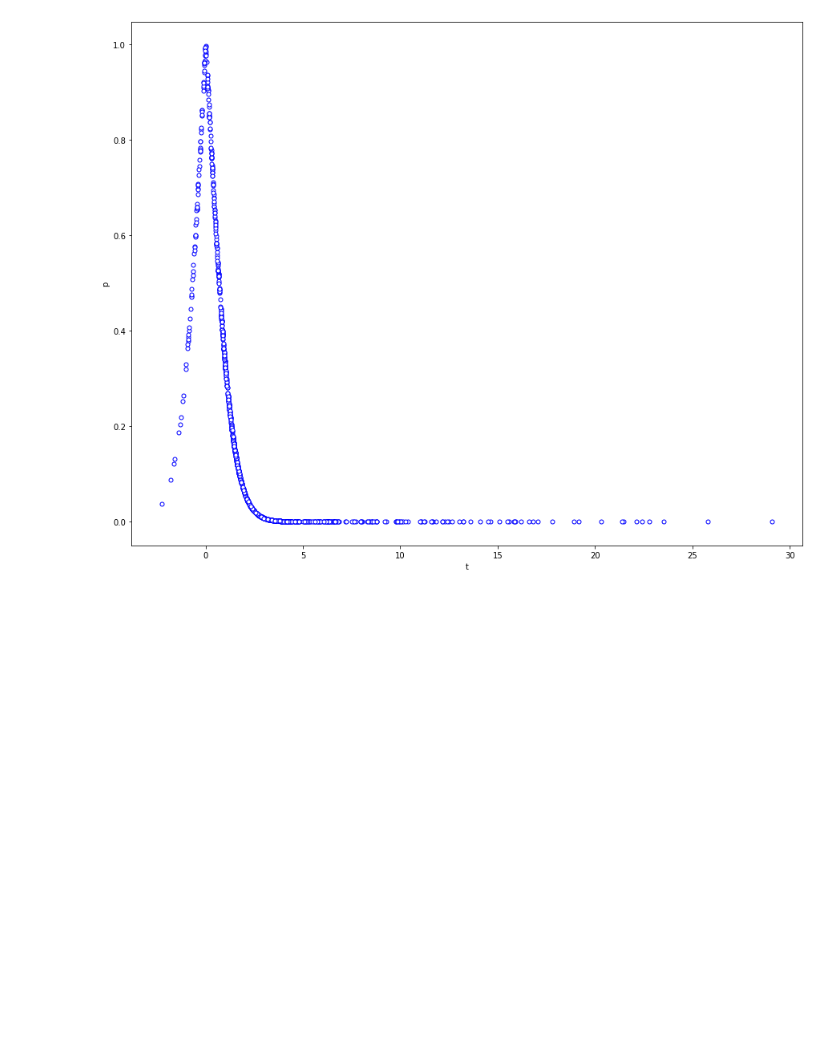
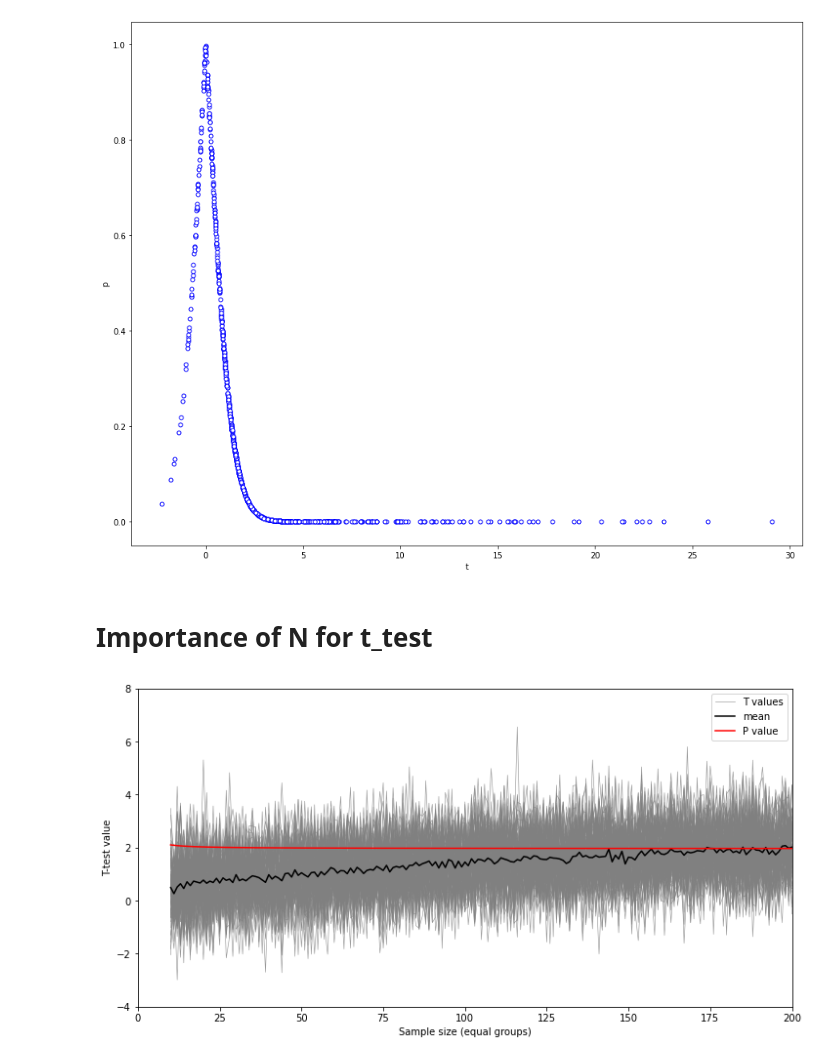
Before and after one commit to aurimas12/unsupervising-learning-task, a Jupyter notebook: notes.ipynb, the cells around one changed output. Cells and saved outputs as stored; diff of their text form; code cells hidden in the pictures; blank space fills up the shorter version.

Commit message:
task: experiment with t-test

```diff
--- a/notes.ipynb
+++ b/notes.ipynb
@@ -440,3 +440,47 @@ plt.show()
 # %% [output]
 [figure]
 [figure]
+# %% [markdown]
+# Importance of N for t_test
+# %%
+# info
+mean1=1
+mean2=1.2
+num_exps=100
+pval_thresh=.05
+N=np.arange(10,201)
+
+# create empty aaray for save p and t values
+tvals = np.zeros((num_exps, len(N)))
+pvals = np.zeros(len(N))
+
+# do experiment and calculate p and t value
+for i in range(num_exps):
+    for j,k in enumerate(N):
+        data1=mean1 + np.random.randn(k)
+        data2=mean2 + np.random.randn(k)
+        tvals[i,j]=stats.ttest_ind(data2,data1,equal_var=True)[0]
+        df=len(data1)+len(data2)-2
+        pvals[j]=stats.t.ppf(1-pval_thresh/2,df)
+
+# plot
+fig,ax=plt.subplots(figsize=(12,6))
+
+ax.plot(N,tvals.T,color='gray',alpha=.8,linewidth=.6,label='T values')
+ax.plot(N,tvals.mean(axis=0),color='black',label='mean')
+ax.plot(N,pvals,color='red',label='P value')
+ax.set_ylabel('T-test value')
+ax.set_xlabel('Sample size (equal groups)')
+ax.set_ylim([-4,8])
+ax.set_xlim([0,200])
+
+# remove duplicates labels
+def legend_without_duplicate_labels(ax):
+     handles, labels = ax.get_legend_handles_labels()
+     unique = [(h, l) for i, (h, l) in enumerate(zip(handles, labels)) if l not in labels[:i]]
+     ax.legend(*zip(*unique))
+legend_without_duplicate_labels(ax)
+
+plt.show()
+# %% [output]
+[figure, added]
```
